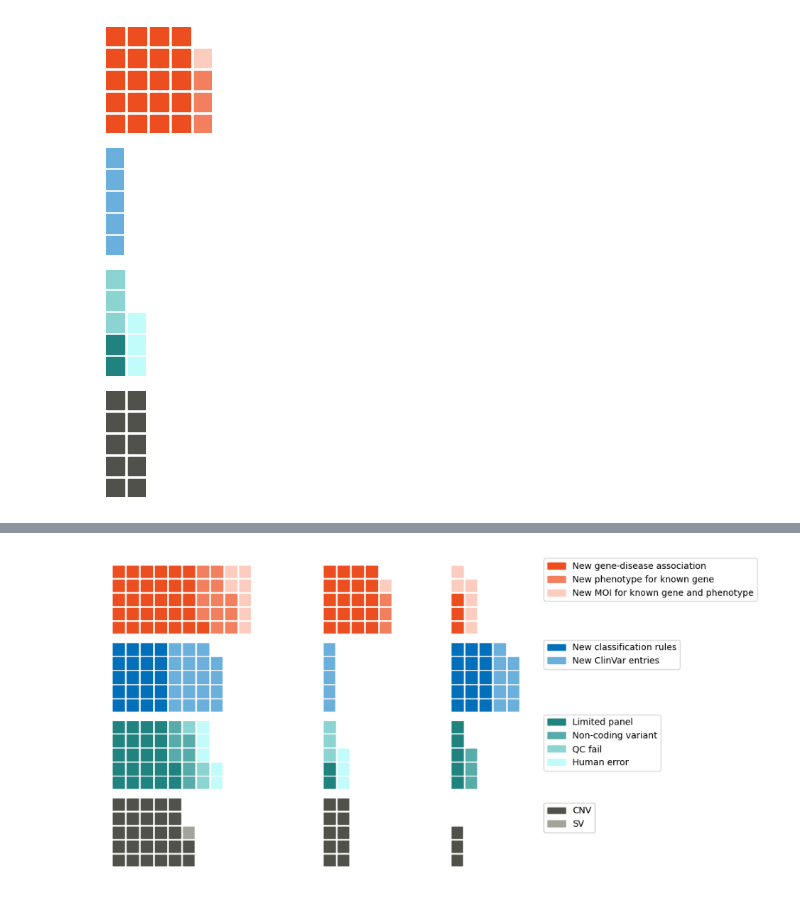
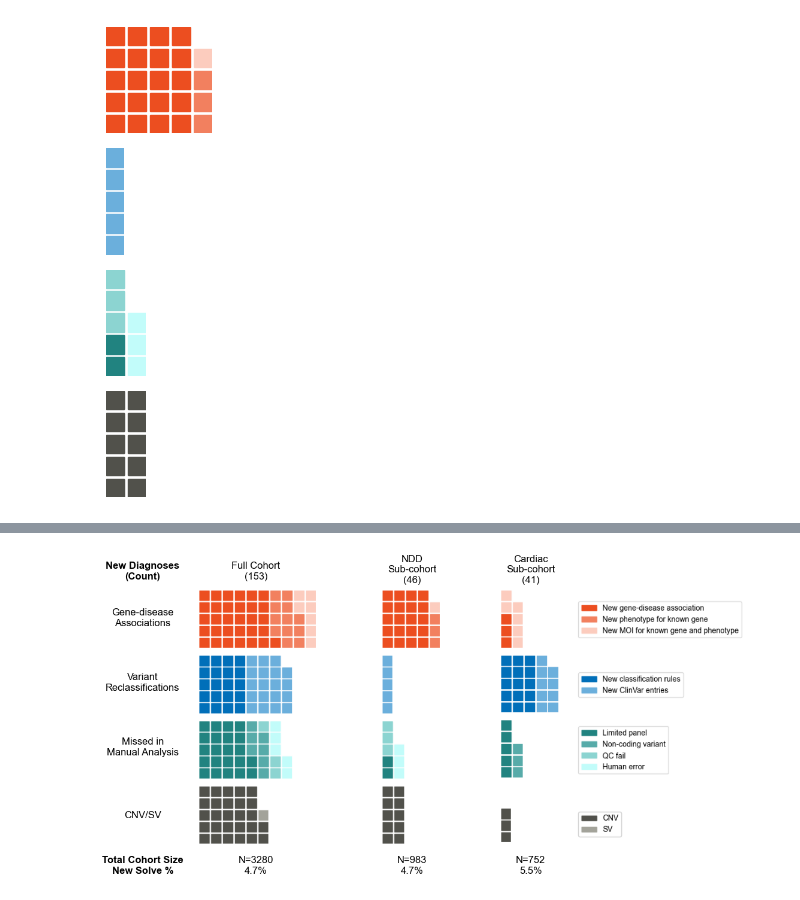
Before and after one commit to populationgenomics/talos_manuscript, a Jupyter notebook: Analyses/Jupyter_notebooks/Figure4_panel2.ipynb, the cells around one changed output, grey strips where cells are left out. Drawn from its saved outputs; the diff is of its cells as text; code cells hidden in the pictures.

```diff
--- a/Analyses/Jupyter_notebooks/Figure4_panel2.ipynb
+++ b/Analyses/Jupyter_notebooks/Figure4_panel2.ipynb
@@ -10,6 +10,9 @@ from pywaffle import Waffle
 data_r = pd.read_csv('../../Data/Fig4/Fig4_panel2_Data01.csv', header=0, index_col=0)
 data= data_r.T
 solve_data = data.sum(axis='columns').to_dict()
+
+# Set the default font to Arial
+plt.rcParams['font.family'] = 'Arial'
 
 colors_list = ['#EC4E20',
         '#F2805F',
@@ -269,30 +272,51 @@ fig.savefig('../../Figures/Fig4/Fig4_panel2_Cardiac.png')
 # %%
 import matplotlib.pyplot as plt
 import matplotlib.image as mpimg
 
 # Paths to the images
 image_paths = ['../../Figures/Fig4/Fig4_panel2.png', '../../Figures/Fig4/Fig4_panel2_NDD.png', '../../Figures/Fig4/Fig4_panel2_Cardiac.png']
 
+# Set the default font to Arial
+plt.rcParams['font.family'] = 'Arial'
+
 # Create a figure with three subplots arranged horizontally with variable widths
 fig = plt.figure(figsize=(18, 6))
 
 # Manually add subplots with specific positions
 positions = [
-    [0.05, 0.1, 0.25, 0.75],  # [left, bottom, width, height] for the first subplot
-    [0.215, 0.1, 0.25, 0.75],  # Adjust the left position for the second subplot
-    [0.315, 0.1, 0.25, 0.75]  # Adjust the left position for the third subplot
+    [0.25, 0.1, 0.25, 0.75],  # [left, bottom, width, height] for the first subplot
+    [0.42, 0.1, 0.25, 0.75],  # Adjust the left position for the second subplot
+    [0.53, 0.1, 0.25, 0.75]  # Adjust the left position for the third subplot
 ]
 
 # Load and display the images in each subplot
 for i, pos in enumerate(positions):
     ax = fig.add_axes(pos)
     img = mpimg.imread(image_paths[i])
     ax.imshow(img, aspect='equal')
     ax.axis('off')  # Turn off the axis
 
 # Adjust layout to prevent overlap
-plt.tight_layout(rect=[0, 0, 1, 0.95])
+#plt.tight_layout(rect=[0, 0, 1, 0.95])
+
+# Add text that spans across subplot boundaries
+fig.text(0.205, 0.86, 'New Diagnoses\n(Count)', ha='center', fontsize=12, fontweight='bold')
+fig.text(0.31, 0.86, 'Full Cohort\n(153)', ha='center', fontsize=12)
+fig.text(0.455, 0.85, 'NDD\nSub-cohort\n(46)', ha='center', fontsize=12)
+fig.text(0.565, 0.85, 'Cardiac\nSub-cohort\n(41)', ha='center', fontsize=12)
+
+fig.text(0.205, 0.73, 'Gene-disease\nAssociations', ha='center', fontsize=12)
+fig.text(0.205, 0.55, 'Variant\nReclassifications', ha='center', fontsize=12)
+fig.text(0.205, 0.37, 'Missed in\nManual Analysis', ha='center', fontsize=12)
+fig.text(0.205, 0.195, 'CNV/SV', ha='center', fontsize=12)
+
+fig.text(0.205, 0.04, 'Total Cohort Size\nNew Solve %', ha='center', fontsize=12, fontweight='bold')
+fig.text(0.31, 0.04, 'N=3280\n4.7%', ha='center', fontsize=12)
+fig.text(0.455, 0.04, 'N=983\n4.7%', ha='center', fontsize=12)
+fig.text(0.565, 0.04, 'N=752\n5.5%', ha='center', fontsize=12)
+
+
 
 fig.savefig('../../Figures/Fig4/Fig4_panel2_All.png')
 # %% [output]
-[figure, old version]
+[figure, new version]
```
Also changed, not shown: parts of 2 cells of this notebook, 9 other files.
